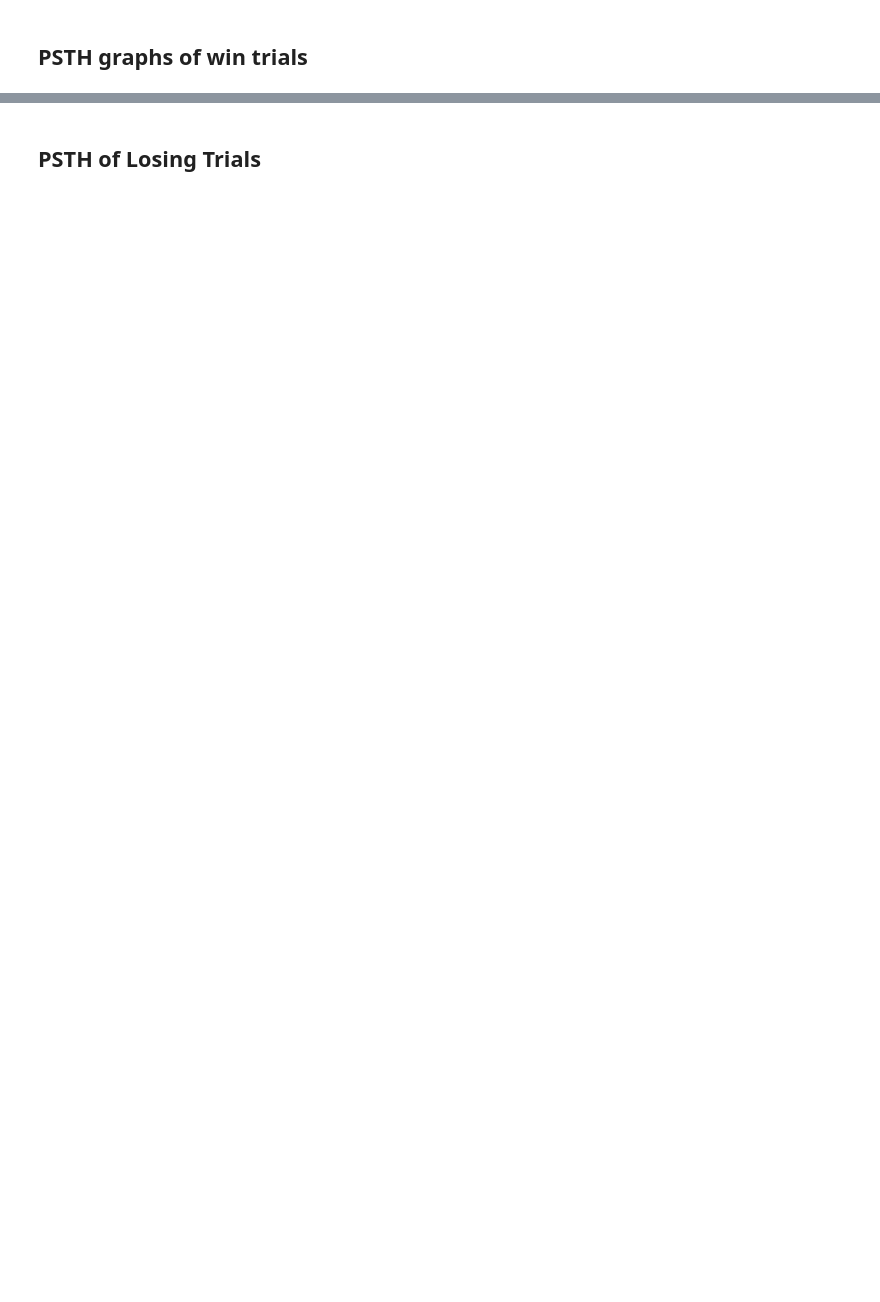
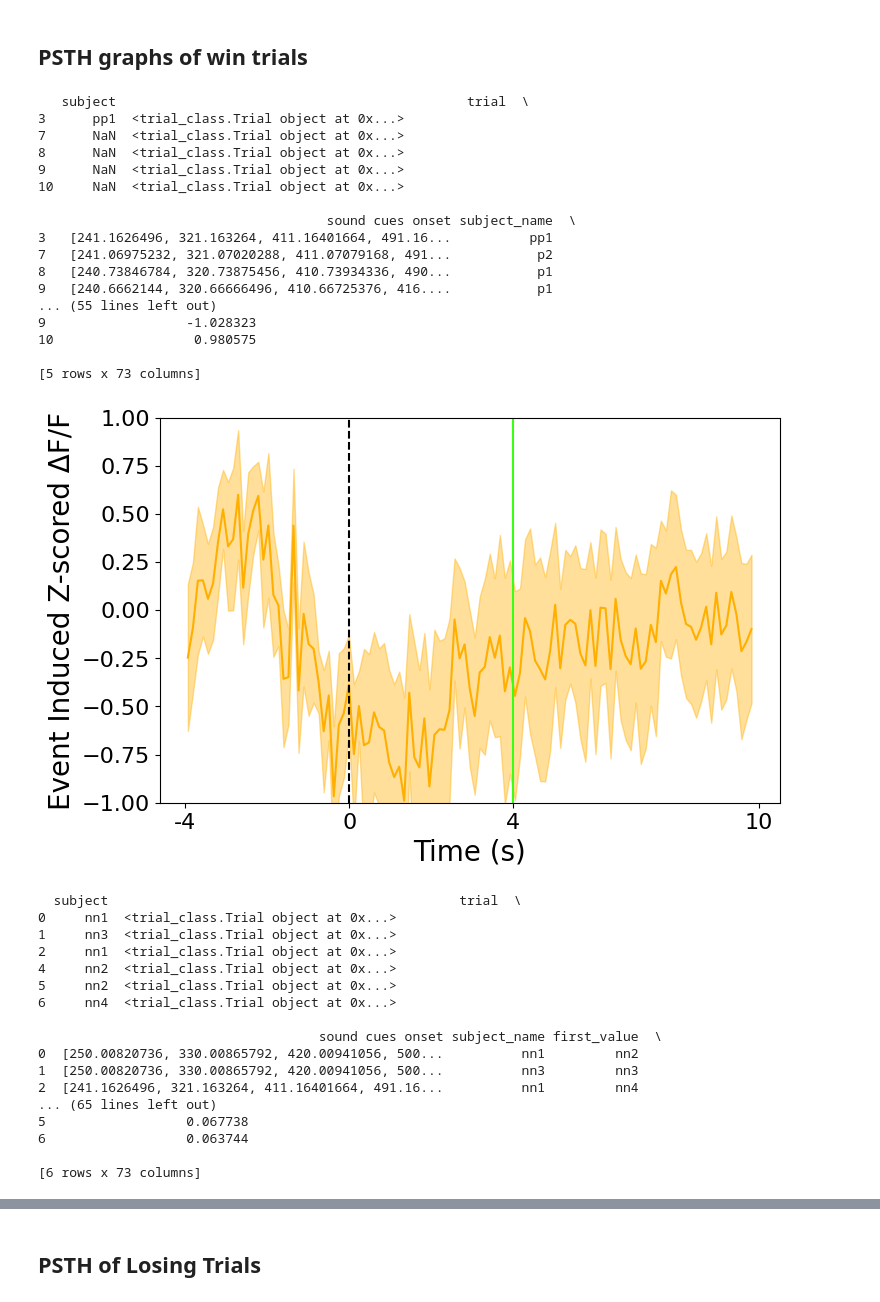
Before and after one commit to padillacoreanolab/Fiber_Photometry, a Jupyter notebook: Reward_Competition/rc_analysis.ipynb, the cells around one changed output, grey strips where cells are left out. Cells and saved outputs as stored; diff of their text form; code cells hidden in the pictures; blank space fills up the shorter version.

```diff
--- a/Reward_Competition/rc_analysis.ipynb
+++ b/Reward_Competition/rc_analysis.ipynb
@@ -275,5 +387,5 @@ exp.compute_tone_da(df_last_lose, mode='EI')"""
 # %% [markdown]
 ## PSTH Graphs
 # %%
-"""exp.apply_rc_plot_peth(df_winning, directory_path=directory_path10)
-exp.apply_rc_plot_peth(df_losing, directory_path=directory_path11)"""
+exp.apply_rc_plot_peth(df_winning, directory_path=directory_path10)
+exp.apply_rc_plot_peth(df_losing, directory_path=directory_path11)
@@ -290,7 +406,43 @@ exp.plot_specific_peth(df_losing, condition='lose', event_type='Lick', directory
 # %% [markdown]
 ## PSTH graphs of win trials
 # %%
-exp.plot_mean_psth(df_winning, condition='Winning', event_type='Tone', directory_path=directory_path4, brain_region='mPFC', y_min=0.8, y_max=-0.4)
-exp.plot_mean_psth(df_winning, condition='Winning', event_type='Tone', directory_path=directory_path4, brain_region='NAc', y_min=3, y_max=-0.5)
-exp.plot_mean_psth(df_losing, condition='Losing', event_type='Tone', directory_path=directory_path4, brain_region='mPFC', y_min=0.8, y_max=-0.4)
-exp.plot_mean_psth(df_losing, condition='Losing', event_type='Tone', directory_path=directory_path4, brain_region='NAc', y_min=3, y_max=-0.5)
+exp.plot_mean_psth(df_winning, condition='Winning', event_type='Tone', directory_path=directory_path4, brain_region='mPFC', y_min=1, y_max=-1)
+exp.plot_mean_psth(df_winning, condition='Winning', event_type='Tone', directory_path=directory_path4, brain_region='NAc', y_min=3, y_max =-1)
+exp.plot_mean_psth(df_losing, condition='Losing', event_type='Tone', directory_path=directory_path4, brain_region='mPFC', y_min=1, y_max=-1)
+exp.plot_mean_psth(df_losing, condition='Losing', event_type='Tone', directory_path=directory_path4, brain_region='NAc', y_min=3, y_max=-1)
+# %% [output]
+   subject                                             trial  \
+3      pp1  <trial_class.Trial object at 0x...>
+7      NaN  <trial_class.Trial object at 0x...>
+8      NaN  <trial_class.Trial object at 0x...>
+9      NaN  <trial_class.Trial object at 0x...>
+10     NaN  <trial_class.Trial object at 0x...>
+
+                                     sound cues onset subject_name  \
+3   [241.1626496, 321.163264, 411.16401664, 491.16...          pp1
+7   [241.06975232, 321.07020288, 411.07079168, 491...           p2
+8   [240.73846784, 320.73875456, 410.73934336, 490...           p1
+9   [240.6662144, 320.66666496, 410.66725376, 416....           p1
+... (55 lines left out)
+9                  -1.028323
+10                  0.980575
+
+[5 rows x 73 columns]
+[figure, added]
+  subject                                             trial  \
+0     nn1  <trial_class.Trial object at 0x...>
+1     nn3  <trial_class.Trial object at 0x...>
+2     nn1  <trial_class.Trial object at 0x...>
+4     nn2  <trial_class.Trial object at 0x...>
+5     nn2  <trial_class.Trial object at 0x...>
+6     nn4  <trial_class.Trial object at 0x...>
+
+                                    sound cues onset subject_name first_value  \
+0  [250.00820736, 330.00865792, 420.00941056, 500...          nn1         nn2
+1  [250.00820736, 330.00865792, 420.00941056, 500...          nn3         nn3
+2  [241.1626496, 321.163264, 411.16401664, 491.16...          nn1         nn4
+... (65 lines left out)
+5                  0.067738
+6                  0.063744
+
+[6 rows x 73 columns]
```
Also changed, not shown: parts of 21 cells of this notebook, 9 other files.
